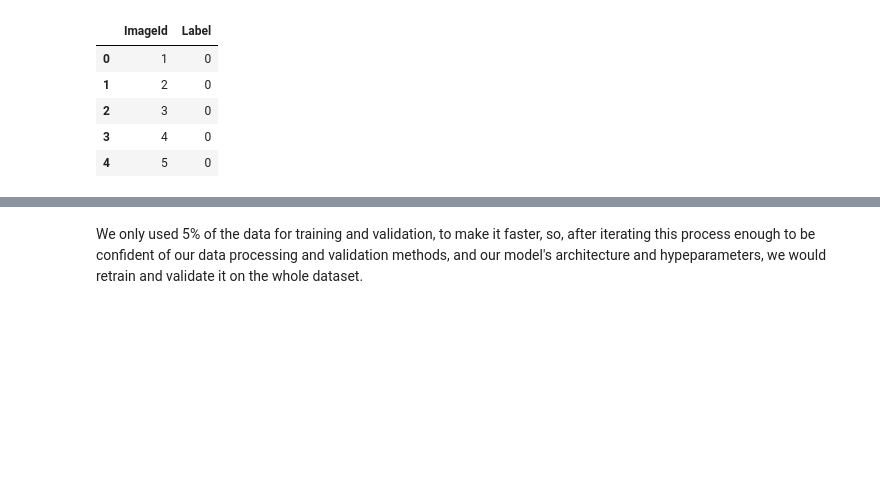
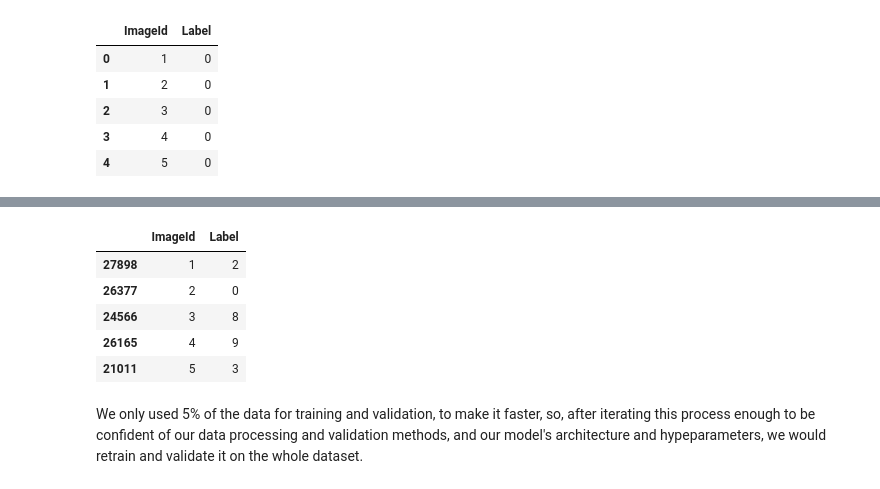
Before and after one commit to afonsomm/blog, a Jupyter notebook: posts/fastai-img-classif/fastai-img-classif.ipynb, the cells around one changed output, grey strips where cells are left out. Drawn from its saved outputs; the diff is of its cells as text; code cells hidden in the pictures; blank space fills up the shorter version.

Commit message:
more image classif

```diff
--- a/posts/fastai-img-classif/fastai-img-classif.ipynb
+++ b/posts/fastai-img-classif/fastai-img-classif.ipynb
@@ -194 +190,15 @@ submit_df = pd.DataFrame(np.vstack((ids, preds)).T, columns=["ImageId", "Label"]
+# %%
+preds = pd.Series(preds_probs.max(axis=1).indices, name="Label")
+ids = pd.Series(data=[int(item.name[:-4])+1 for item in test_dl.dataset.items], name="ImageId")
+# %%
+submission_df = pd.concat((ids, preds), axis=1).sort_values(by="ImageId")
+# %%
+submission_df.head()
+# %% [output]
+|  | ImageId | Label |
+| 27898 | 1 | 2 |
+| 26377 | 2 | 0 |
+| 24566 | 3 | 8 |
+| 26165 | 4 | 9 |
+| 21011 | 5 | 3 |
 # %%
```
Also changed, not shown: parts of 8 cells of this notebook, 1 other file.
